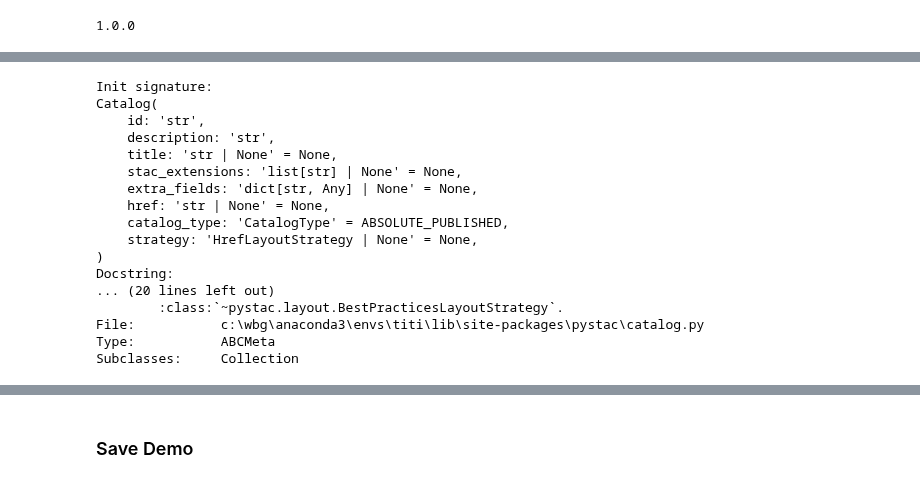
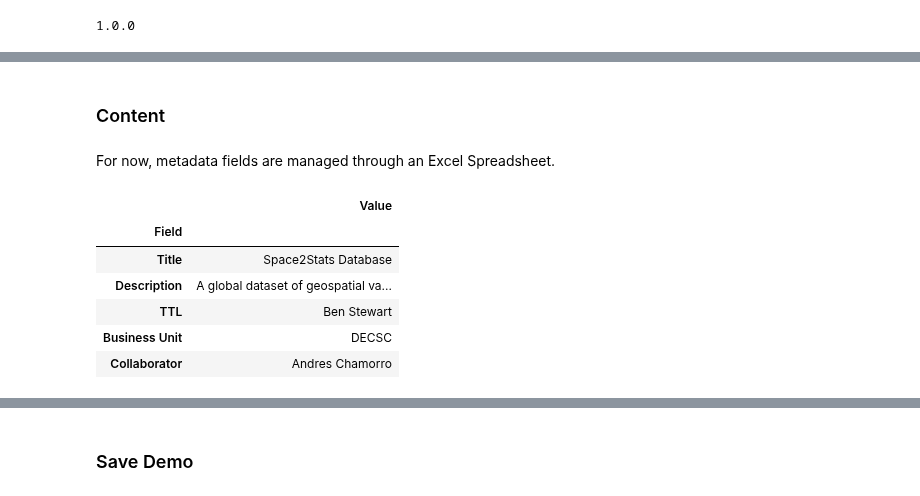
Before and after one commit to worldbank/DECAT_Space2Stats, a Jupyter notebook: notebooks/METADATA/metadata.ipynb, the cells around one changed output, grey strips where cells are left out. Cells and saved outputs as stored; diff of their text form; code cells hidden in the pictures.

```diff
--- a/notebooks/METADATA/metadata.ipynb
+++ b/notebooks/METADATA/metadata.ipynb
@@ -158,20 +45,0 @@ Basic description of project and dataset.
-# %%
-Catalog?
-# %% [output]
-Init signature:
-Catalog(
-    id: 'str',
-    description: 'str',
-    title: 'str | None' = None,
-    stac_extensions: 'list[str] | None' = None,
-    extra_fields: 'dict[str, Any] | None' = None,
-    href: 'str | None' = None,
-    catalog_type: 'CatalogType' = ABSOLUTE_PUBLISHED,
-    strategy: 'HrefLayoutStrategy | None' = None,
-)
-Docstring:
-... (20 lines left out)
-        :class:`~pystac.layout.BestPracticesLayoutStrategy`.
-File:           c:\wbg\anaconda3\envs\titi\lib\site-packages\pystac\catalog.py
-Type:           ABCMeta
-Subclasses:     Collection
@@ -183,0 +46,4 @@ catalog = Catalog(
+# %% [markdown]
+### Content
+# %% [markdown]
+For now, metadata fields are managed through an Excel Spreadsheet.
@@ -183,0 +56,10 @@ catalog = Catalog(
+# %%
+overview.head()
+# %% [output]
+|  | Value |
+| Field |  |
+| Title | Space2Stats Database |
+| Description | A global dataset of geospatial va... |
+| TTL | Ben Stewart |
+| Business Unit | DECSC |
+| Collaborator | Andres Chamorro |
```
Also changed, not shown: parts of 54 cells of this notebook, 6 other files.
